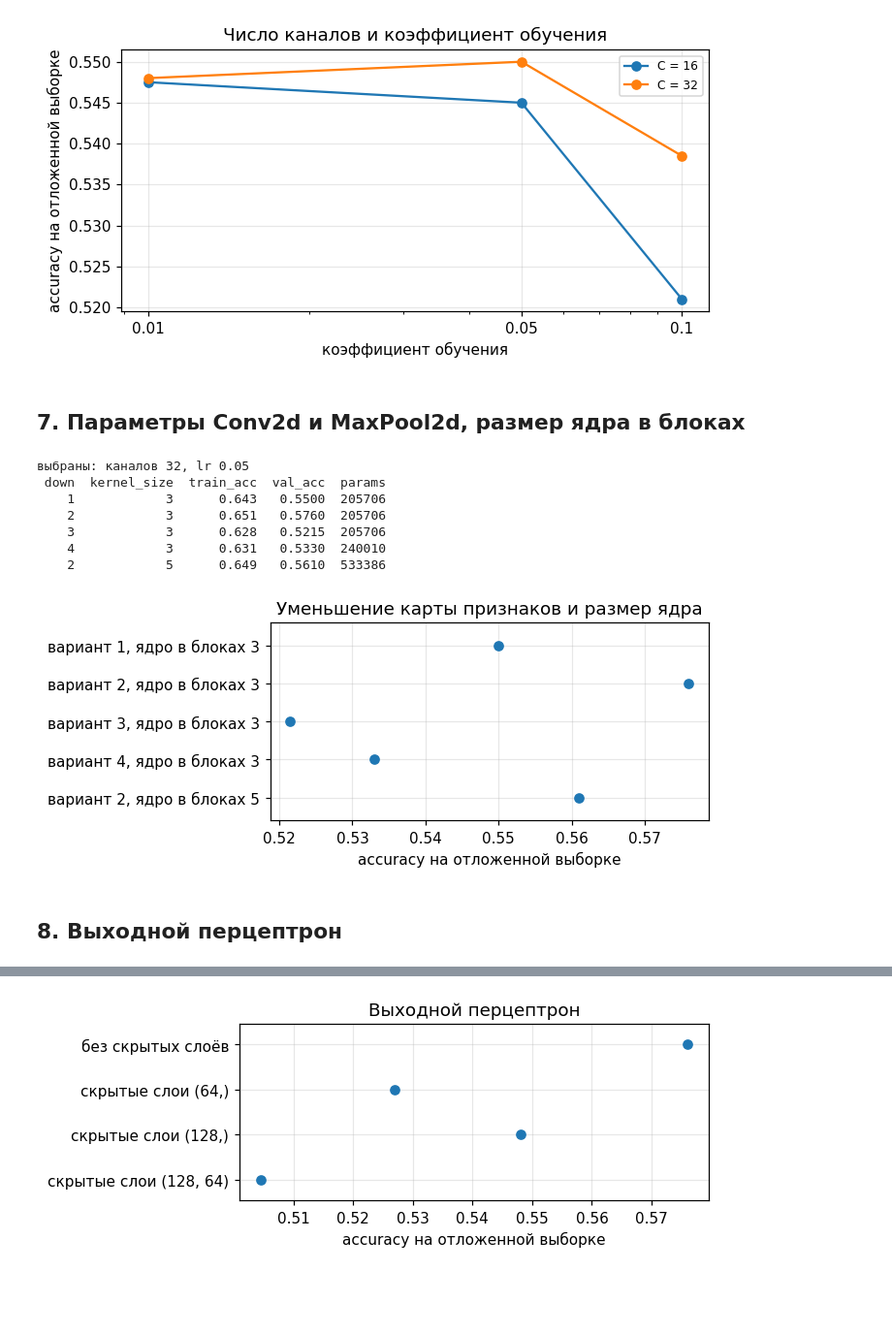
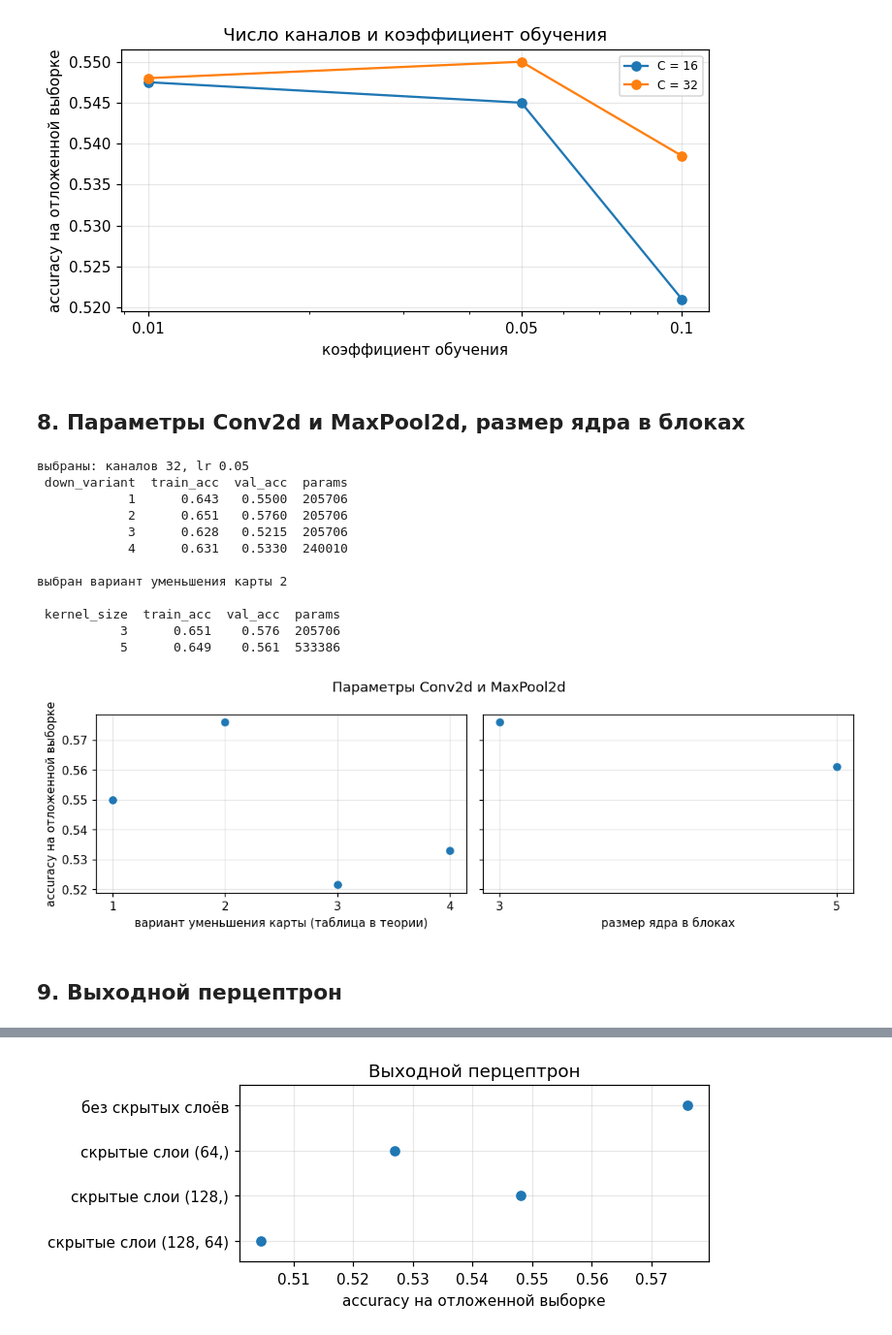
Before and after one commit to UsusCimex/NSU_DeepLearning, a Jupyter notebook: labs/lab-06-resnet/resnet_cifar.ipynb, the cells around one changed output, grey strips where cells are left out. Shown at 97% size. Cells and saved outputs as stored; diff of their text form; code cells hidden in the pictures; blank space fills up the shorter version.

```diff
--- a/labs/lab-06-resnet/resnet_cifar.ipynb
+++ b/labs/lab-06-resnet/resnet_cifar.ipynb
@@ -568,41 +641,59 @@ plt.show()
 # %% [output]
 [figure]
 # %% [markdown]
-## 7. Параметры Conv2d и MaxPool2d, размер ядра в блоках
+## 8. Параметры Conv2d и MaxPool2d, размер ядра в блоках
 # %%
-best = channels_lr.sort_values('val_acc', ascending=False).iloc[0]
-BASE.update(channels=int(best['channels']))
+best = channels_lr.iloc[channels_lr['val_acc'].argmax()]
+best_config['channels'] = int(best['channels'])
 LR = float(best['lr'])
-print(f'выбраны: каналов {BASE["channels"]}, lr {LR}')
+print(f"выбраны: каналов {best_config['channels']}, lr {LR}")
 
-rows = [experiment('уменьшение карты', lr=LR, down=variant) for variant in [1, 2, 3, 4]]
-best_down = max(rows, key=lambda row: row['val_acc'])['down']
-rows += [experiment('ядро в блоках', lr=LR, down=best_down, kernel_size=5)]
+rows = []
+for variant in [1, 2, 3, 4]:
+    rows.append(experiment('уменьшение карты', LR, down_variant=variant))
 downsampling = pd.DataFrame(rows)
-columns = ['down', 'kernel_size', 'train_acc', 'val_acc', 'params']
+columns = ['down_variant', 'train_acc', 'val_acc', 'params']
 print(downsampling[columns].round(4).to_string(index=False))
+
+best = downsampling.iloc[downsampling['val_acc'].argmax()]
+best_config['down_variant'] = int(best['down_variant'])
+print(f"\nвыбран вариант уменьшения карты {best_config['down_variant']}\n")
+
+rows = []
+for kernel_size in [3, 5]:
+    rows.append(experiment('ядро в блоках', LR, kernel_size=kernel_size))
+kernels = pd.DataFrame(rows)
+columns = ['kernel_size', 'train_acc', 'val_acc', 'params']
+print(kernels[columns].round(4).to_string(index=False))
 # %% [output]
 выбраны: каналов 32, lr 0.05
- down  kernel_size  train_acc  val_acc  params
-    1            3      0.643   0.5500  205706
-    2            3      0.651   0.5760  205706
-    3            3      0.628   0.5215  205706
-    4            3      0.631   0.5330  240010
-    2            5      0.649   0.5610  533386
+ down_variant  train_acc  val_acc  params
+            1      0.643   0.5500  205706
+            2      0.651   0.5760  205706
+            3      0.628   0.5215  205706
+            4      0.631   0.5330  240010
+
+выбран вариант уменьшения карты 2
+
+ kernel_size  train_acc  val_acc  params
+           3      0.651    0.576  205706
+           5      0.649    0.561  533386
 # %%
-labels = [f'вариант {row.down}, ядро в блоках {row.kernel_size}'
-          for row in downsampling.itertuples()]
-fig, ax = plt.subplots(figsize=(6.5, 2.8))
-ax.plot(downsampling.val_acc, labels, 'o')
-ax.invert_yaxis()  # строки в порядке таблицы сверху вниз
-ax.margins(y=0.15)
-ax.set_xlabel('accuracy на отложенной выборке')
-ax.set_title('Уменьшение карты признаков и размер ядра')
-ax.grid(alpha=0.3)
+fig, axes = plt.subplots(1, 2, figsize=(10, 3.2), sharey=True)
+axes[0].plot(downsampling['down_variant'], downsampling['val_acc'], 'o')
+axes[0].set_xticks([1, 2, 3, 4])
+axes[0].set_xlabel('вариант уменьшения карты (таблица в теории)')
+axes[0].set_ylabel('accuracy на отложенной выборке')
+axes[1].plot(kernels['kernel_size'], kernels['val_acc'], 'o')
+axes[1].set_xticks([3, 5])
+axes[1].set_xlabel('размер ядра в блоках')
+for ax in axes:
+    ax.grid(alpha=0.3)
+fig.suptitle('Параметры Conv2d и MaxPool2d')
 plt.tight_layout()
 plt.show()
 # %% [output]
-[figure, old version]
+[figure, new version]
 # %% [markdown]
-## 8. Выходной перцептрон
+## 9. Выходной перцептрон
 # %%
```
Also changed, not shown: parts of 27 cells of this notebook, 4 other files.
